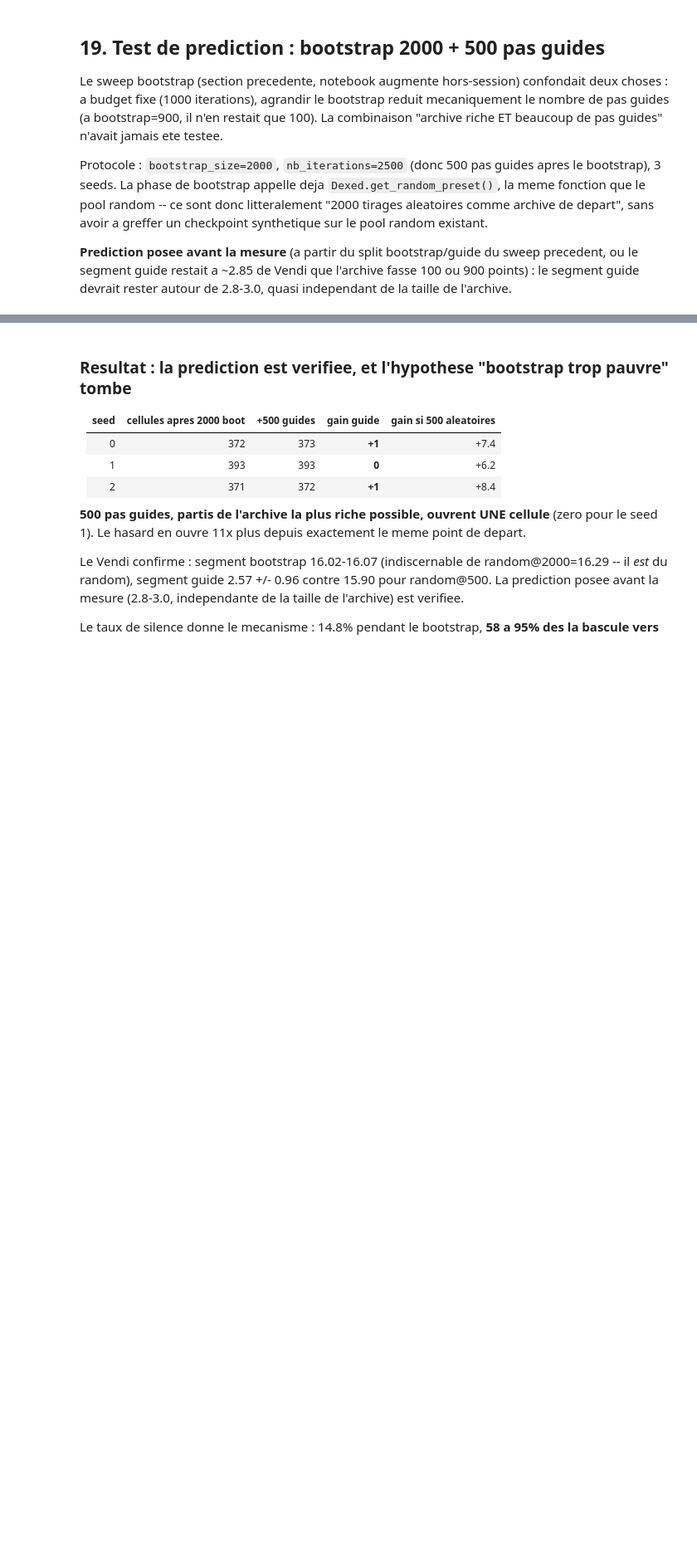
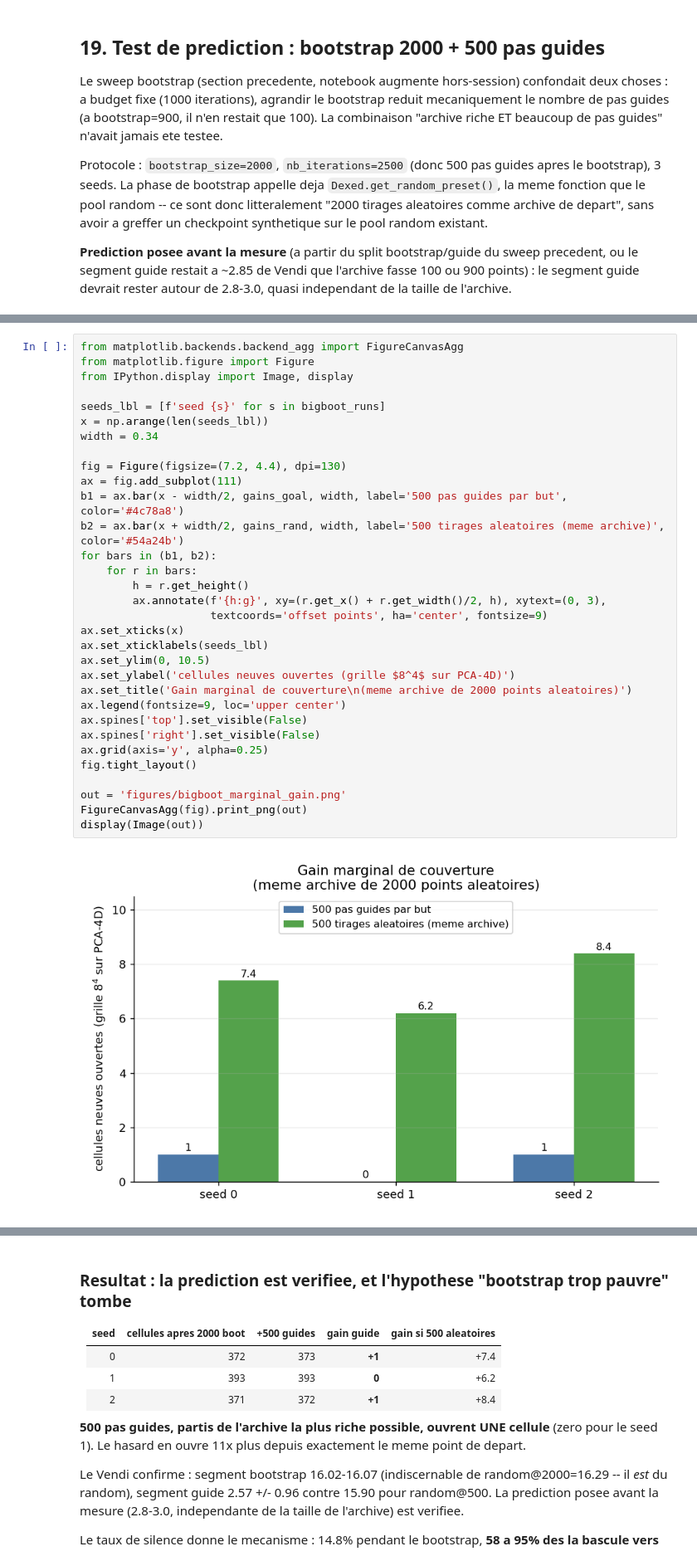
Before and after one commit to AntoninLngt/spinvae2, a Jupyter notebook: adtool/dexed/imgep_investigation.ipynb, the cells around one changed output, grey strips where cells are left out. Shown at 83% size. Drawn from its saved outputs; the diff is of its cells as text; blank space fills up the shorter version.

```diff
--- a/adtool/dexed/imgep_investigation.ipynb
+++ b/adtool/dexed/imgep_investigation.ipynb
@@ -1227,3 +1249,37 @@ print(f'>> le hasard ouvre {np.mean(gains_rand)/max(np.mean(gains_goal), 1e-9):.
+# %%
+from matplotlib.backends.backend_agg import FigureCanvasAgg
+from matplotlib.figure import Figure
+from IPython.display import Image, display
+
+seeds_lbl = [f'seed {s}' for s in bigboot_runs]
+x = np.arange(len(seeds_lbl))
+width = 0.34
+
+fig = Figure(figsize=(7.2, 4.4), dpi=130)
+ax = fig.add_subplot(111)
+b1 = ax.bar(x - width/2, gains_goal, width, label='500 pas guides par but', color='#4c78a8')
+b2 = ax.bar(x + width/2, gains_rand, width, label='500 tirages aleatoires (meme archive)', color='#54a24b')
+for bars in (b1, b2):
+    for r in bars:
+        h = r.get_height()
+        ax.annotate(f'{h:g}', xy=(r.get_x() + r.get_width()/2, h), xytext=(0, 3),
+                    textcoords='offset points', ha='center', fontsize=9)
+ax.set_xticks(x)
+ax.set_xticklabels(seeds_lbl)
+ax.set_ylim(0, 10.5)
+ax.set_ylabel('cellules neuves ouvertes (grille $8^4$ sur PCA-4D)')
+ax.set_title('Gain marginal de couverture\n(meme archive de 2000 points aleatoires)')
+ax.legend(fontsize=9, loc='upper center')
+ax.spines['top'].set_visible(False)
+ax.spines['right'].set_visible(False)
+ax.grid(axis='y', alpha=0.25)
+fig.tight_layout()
+
+out = 'figures/bigboot_marginal_gain.png'
+FigureCanvasAgg(fig).print_png(out)
+display(Image(out))
+# %% [output]
+[figure, added]
 # %%
 print('=== taux de silence par segment ===')
 for seed, M in bigboot_runs.items():
```
Also changed, not shown: parts of 8 cells of this notebook.
